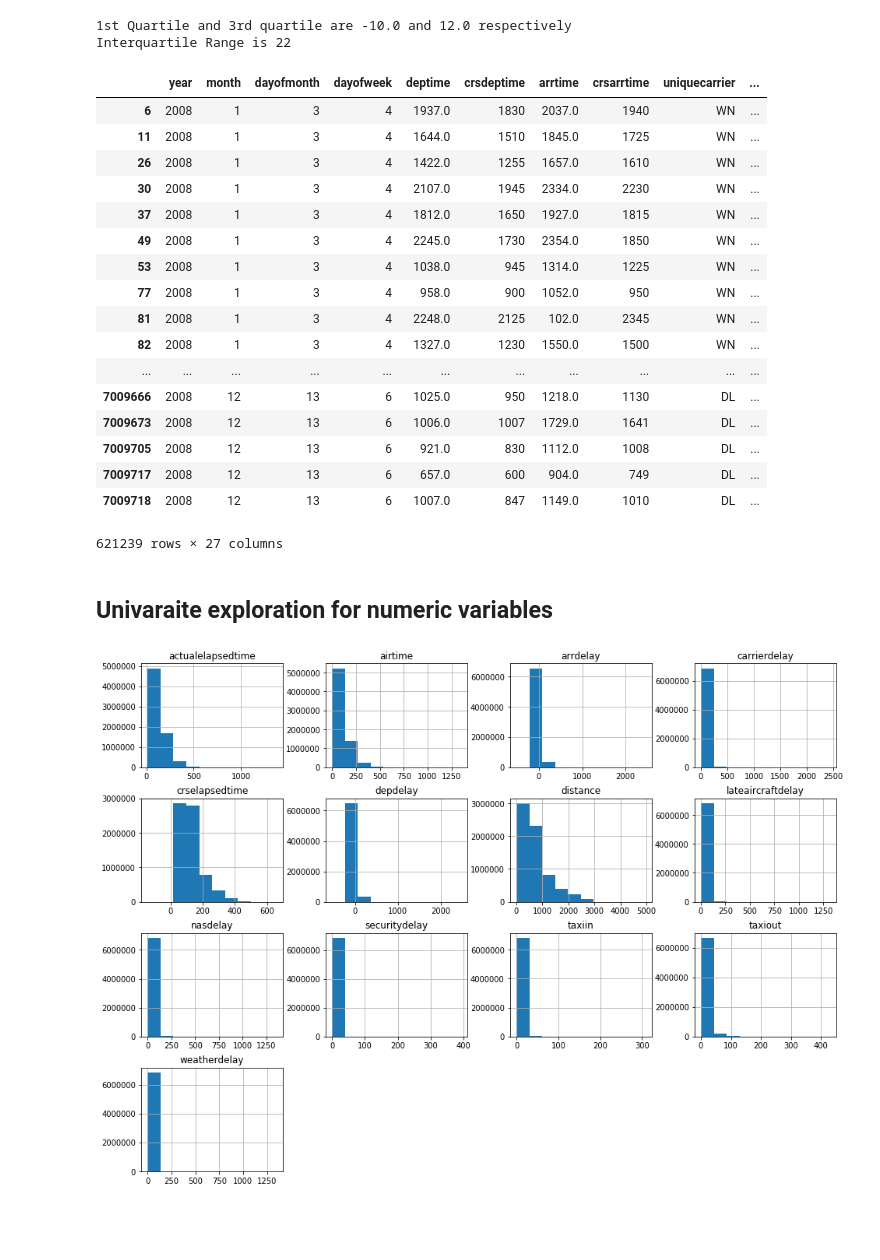
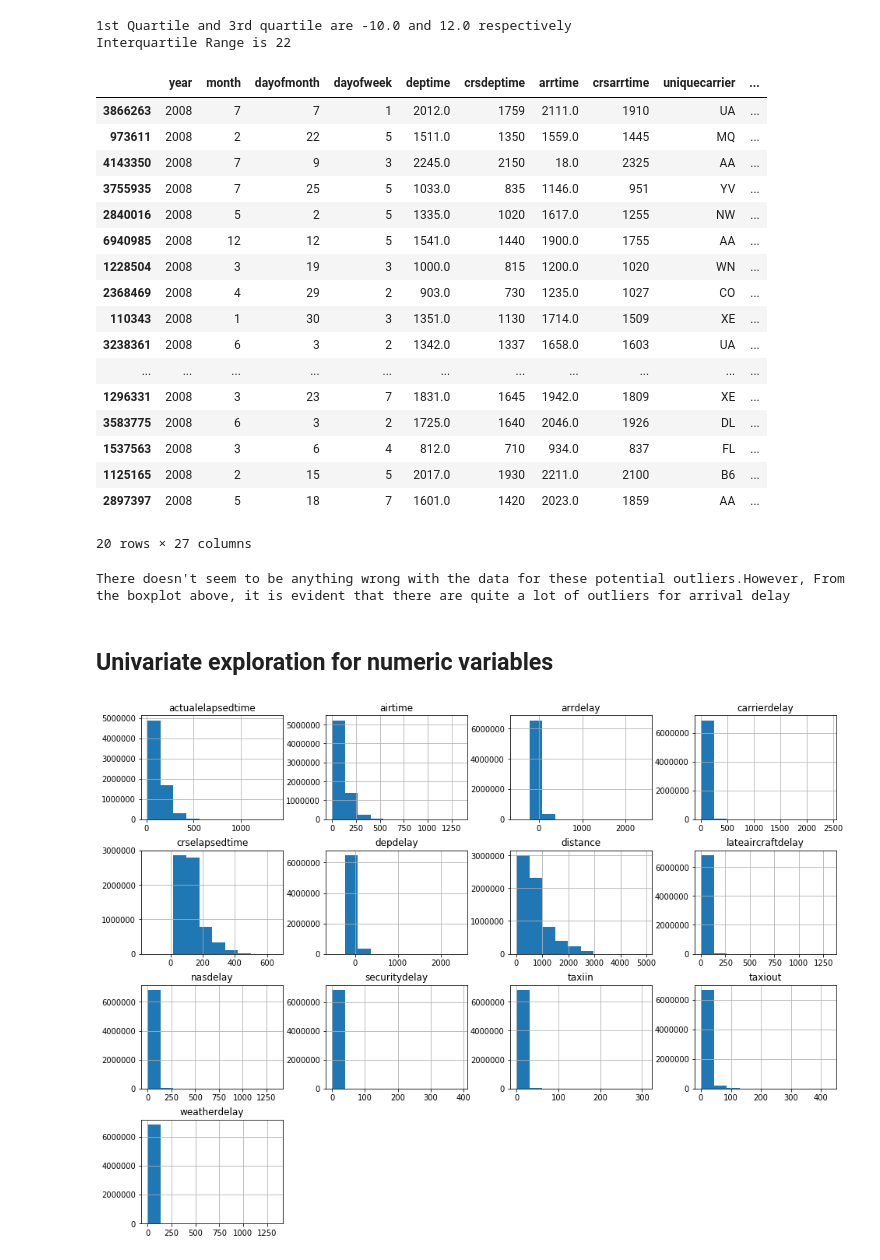
Before and after one commit to command7/exploratory_data_analysis, a Jupyter notebook: Analysis.ipynb, the cells around one changed output. Drawn from its saved outputs; the diff is of its cells as text; code cells hidden in the pictures; blank space fills up the shorter version.

```diff
--- a/Analysis.ipynb
+++ b/Analysis.ipynb
@@ -299,28 +299,33 @@ lower_bound = -10 - 1.5 * 22
 1st Quartile and 3rd quartile are -10.0 and 12.0 respectively
 Interquartile Range is 22
 # %%
-flights_data[flights_data.arrdelay > upper_bound]
+flights_data[flights_data.arrdelay > upper_bound].sample(20)
 # %% [output]
 |  | year | month | dayofmonth | dayofweek | deptime | crsdeptime | arrtime | crsarrtime | uniquecarrier | ... |
-| 6 | 2008 | 1 | 3 | 4 | 1937.0 | 1830 | 2037.0 | 1940 | WN | ... |
-| 11 | 2008 | 1 | 3 | 4 | 1644.0 | 1510 | 1845.0 | 1725 | WN | ... |
-| 26 | 2008 | 1 | 3 | 4 | 1422.0 | 1255 | 1657.0 | 1610 | WN | ... |
-| 30 | 2008 | 1 | 3 | 4 | 2107.0 | 1945 | 2334.0 | 2230 | WN | ... |
-| 37 | 2008 | 1 | 3 | 4 | 1812.0 | 1650 | 1927.0 | 1815 | WN | ... |
-| 49 | 2008 | 1 | 3 | 4 | 2245.0 | 1730 | 2354.0 | 1850 | WN | ... |
-| 53 | 2008 | 1 | 3 | 4 | 1038.0 | 945 | 1314.0 | 1225 | WN | ... |
-| 77 | 2008 | 1 | 3 | 4 | 958.0 | 900 | 1052.0 | 950 | WN | ... |
-| 81 | 2008 | 1 | 3 | 4 | 2248.0 | 2125 | 102.0 | 2345 | WN | ... |
-| 82 | 2008 | 1 | 3 | 4 | 1327.0 | 1230 | 1550.0 | 1500 | WN | ... |
+| 3866263 | 2008 | 7 | 7 | 1 | 2012.0 | 1759 | 2111.0 | 1910 | UA | ... |
+| 973611 | 2008 | 2 | 22 | 5 | 1511.0 | 1350 | 1559.0 | 1445 | MQ | ... |
+| 4143350 | 2008 | 7 | 9 | 3 | 2245.0 | 2150 | 18.0 | 2325 | AA | ... |
+| 3755935 | 2008 | 7 | 25 | 5 | 1033.0 | 835 | 1146.0 | 951 | YV | ... |
+| 2840016 | 2008 | 5 | 2 | 5 | 1335.0 | 1020 | 1617.0 | 1255 | NW | ... |
+| 6940985 | 2008 | 12 | 12 | 5 | 1541.0 | 1440 | 1900.0 | 1755 | AA | ... |
+| 1228504 | 2008 | 3 | 19 | 3 | 1000.0 | 815 | 1200.0 | 1020 | WN | ... |
+| 2368469 | 2008 | 4 | 29 | 2 | 903.0 | 730 | 1235.0 | 1027 | CO | ... |
+| 110343 | 2008 | 1 | 30 | 3 | 1351.0 | 1130 | 1714.0 | 1509 | XE | ... |
+| 3238361 | 2008 | 6 | 3 | 2 | 1342.0 | 1337 | 1658.0 | 1603 | UA | ... |
 | ... | ... | ... | ... | ... | ... | ... | ... | ... | ... | ... |
-| 7009666 | 2008 | 12 | 13 | 6 | 1025.0 | 950 | 1218.0 | 1130 | DL | ... |
-| 7009673 | 2008 | 12 | 13 | 6 | 1006.0 | 1007 | 1729.0 | 1641 | DL | ... |
-| 7009705 | 2008 | 12 | 13 | 6 | 921.0 | 830 | 1112.0 | 1008 | DL | ... |
-| 7009717 | 2008 | 12 | 13 | 6 | 657.0 | 600 | 904.0 | 749 | DL | ... |
-| 7009718 | 2008 | 12 | 13 | 6 | 1007.0 | 847 | 1149.0 | 1010 | DL | ... |
+| 1296331 | 2008 | 3 | 23 | 7 | 1831.0 | 1645 | 1942.0 | 1809 | XE | ... |
+| 3583775 | 2008 | 6 | 3 | 2 | 1725.0 | 1640 | 2046.0 | 1926 | DL | ... |
+| 1537563 | 2008 | 3 | 6 | 4 | 812.0 | 710 | 934.0 | 837 | FL | ... |
+| 1125165 | 2008 | 2 | 15 | 5 | 2017.0 | 1930 | 2211.0 | 2100 | B6 | ... |
+| 2897397 | 2008 | 5 | 18 | 7 | 1601.0 | 1420 | 2023.0 | 1859 | AA | ... |
-621239 rows × 27 columns
+20 rows × 27 columns
+# %%
+print("There doesn't seem to be anything wrong with the data for these potential outliers.\
+However, From the boxplot above, it is evident that there are quite a lot of outliers for arrival delay")
+# %% [output]
+There doesn't seem to be anything wrong with the data for these potential outliers.However, From the boxplot above, it is evident that there are quite a lot of outliers for arrival delay
 # %% [markdown]
-## Univaraite exploration for numeric variables
+## Univariate exploration for numeric variables
 # %%
 flights_data[numeric_vars].hist(figsize=(16,12));
 # %% [output]
```
Also changed, not shown: parts of 1 cell of this notebook.
